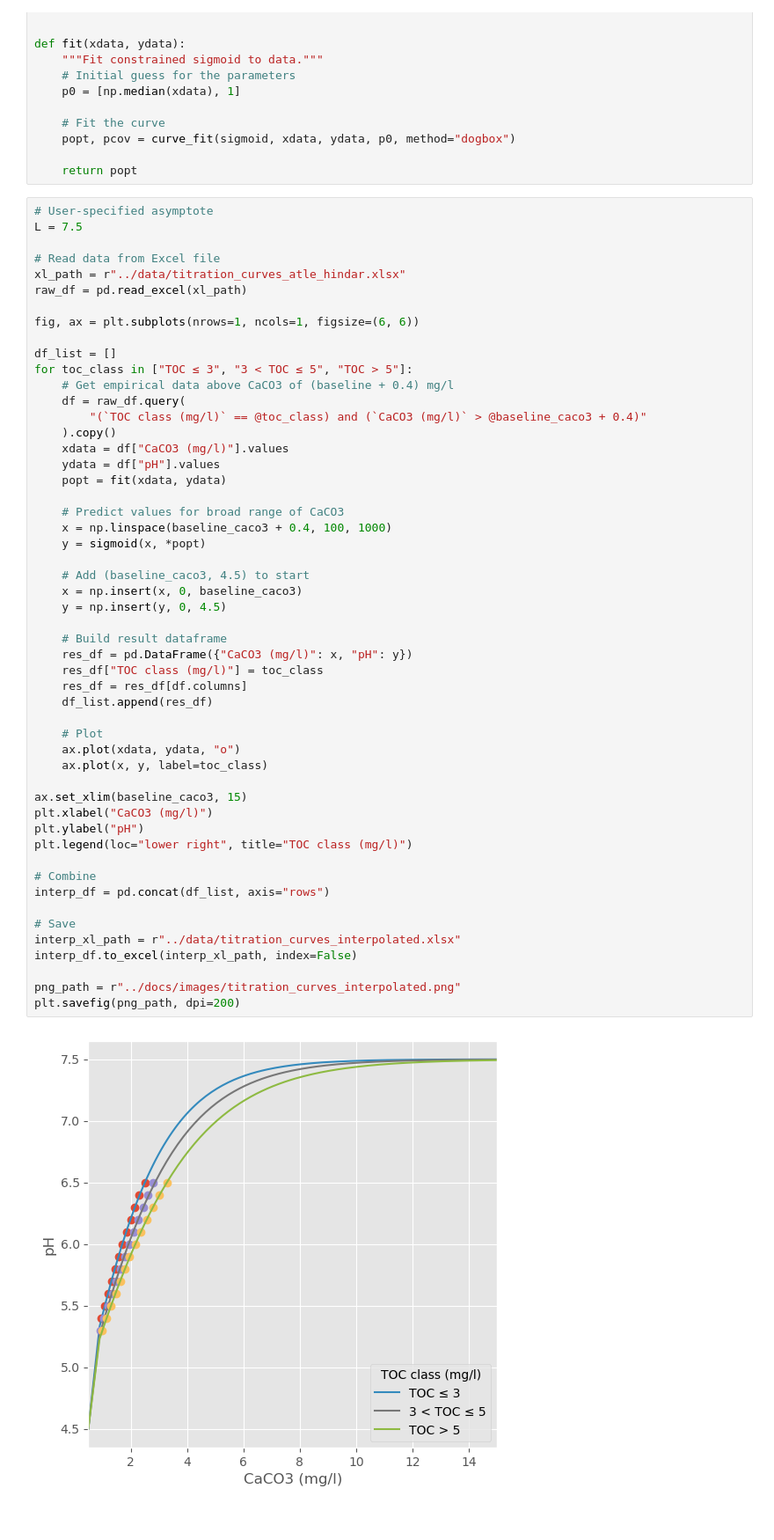
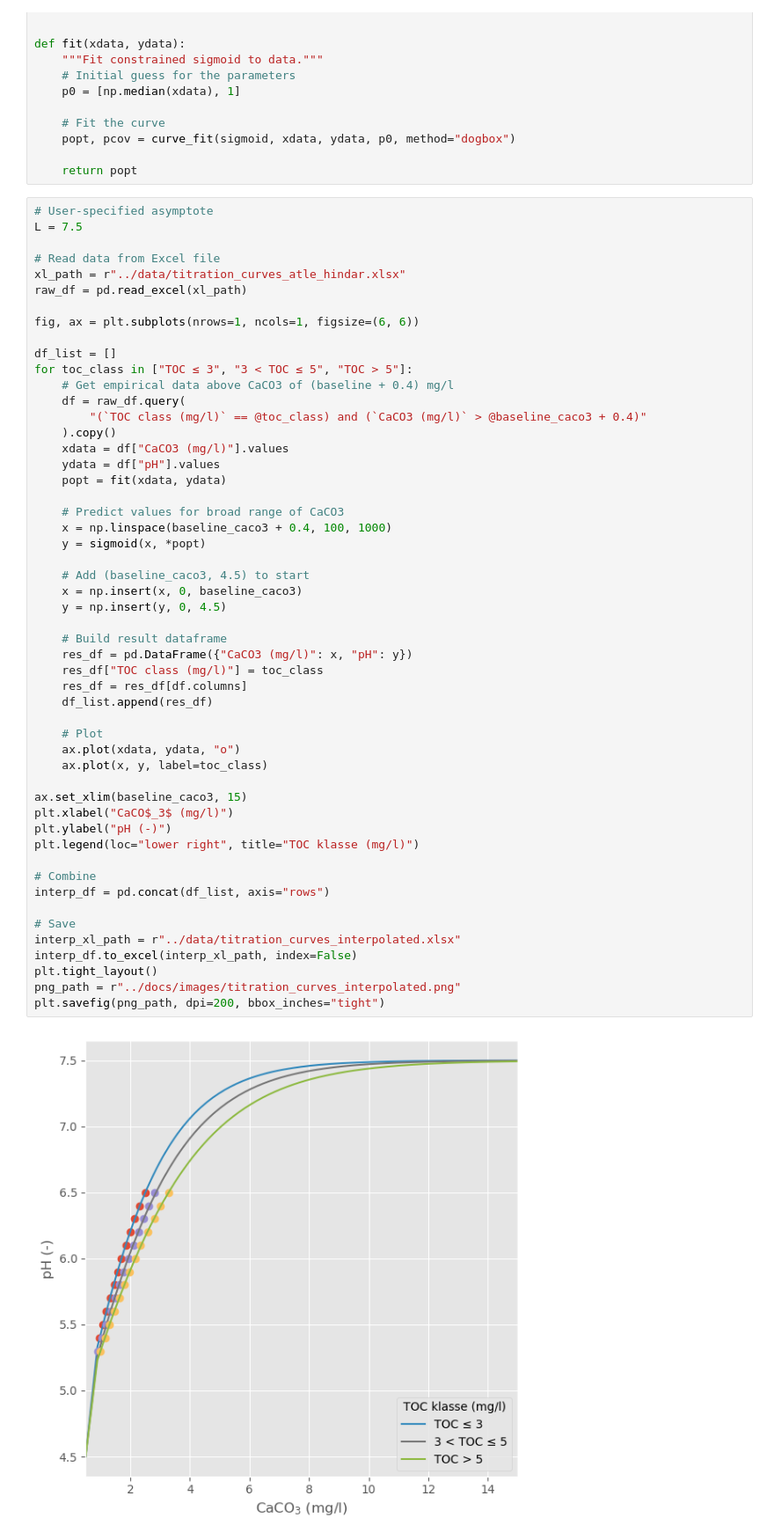
Before and after one commit to NIVANorge/lake_liming_app, a Jupyter notebook: notebooks/titration_curves.ipynb, the cells around one changed output. Shown at 88% size. Saved outputs shown, nothing was run; the diff lists cells and outputs as text.

```diff
--- a/notebooks/titration_curves.ipynb
+++ b/notebooks/titration_curves.ipynb
@@ -90,36 +98,36 @@ for toc_class in ["TOC ≤ 3", "3 < TOC ≤ 5", "TOC > 5"]:
     popt = fit(xdata, ydata)
 
     # Predict values for broad range of CaCO3
     x = np.linspace(baseline_caco3 + 0.4, 100, 1000)
     y = sigmoid(x, *popt)
 
     # Add (baseline_caco3, 4.5) to start
     x = np.insert(x, 0, baseline_caco3)
     y = np.insert(y, 0, 4.5)
 
     # Build result dataframe
     res_df = pd.DataFrame({"CaCO3 (mg/l)": x, "pH": y})
     res_df["TOC class (mg/l)"] = toc_class
     res_df = res_df[df.columns]
     df_list.append(res_df)
 
     # Plot
     ax.plot(xdata, ydata, "o")
     ax.plot(x, y, label=toc_class)
 
 ax.set_xlim(baseline_caco3, 15)
-plt.xlabel("CaCO3 (mg/l)")
-plt.ylabel("pH")
-plt.legend(loc="lower right", title="TOC class (mg/l)")
+plt.xlabel("CaCO$_3$ (mg/l)")
+plt.ylabel("pH (-)")
+plt.legend(loc="lower right", title="TOC klasse (mg/l)")
 
 # Combine
 interp_df = pd.concat(df_list, axis="rows")
 
 # Save
 interp_xl_path = r"../data/titration_curves_interpolated.xlsx"
 interp_df.to_excel(interp_xl_path, index=False)
-
+plt.tight_layout()
 png_path = r"../docs/images/titration_curves_interpolated.png"
-plt.savefig(png_path, dpi=200)
+plt.savefig(png_path, dpi=200, bbox_inches="tight")
 # %% [output]
-[figure, old version]
+[figure, new version]
```
Also changed, not shown: parts of 1 cell of this notebook, 6 other files.
